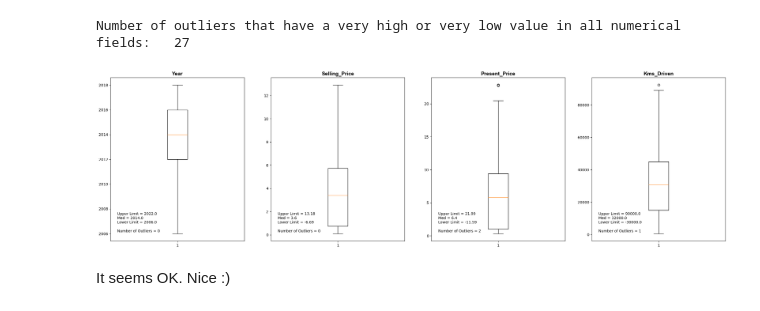
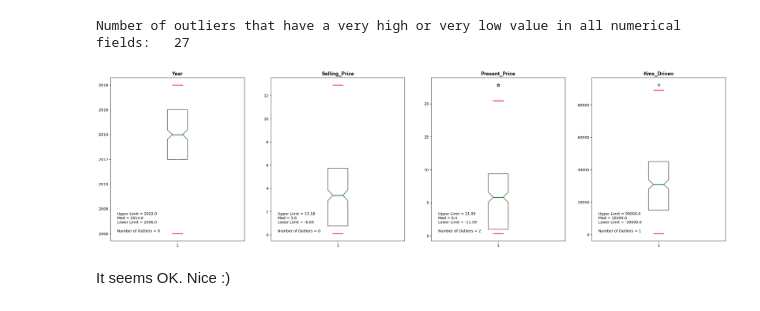
Before and after one commit to mamishere/Car-Dataset, a Jupyter notebook: Car-Dataset.ipynb, the cells around one changed output. Drawn from its saved outputs; the diff is of its cells as text; code cells hidden in the pictures.

Commit message:
Upadting Boxplots Format.

```diff
--- a/Car-Dataset.ipynb
+++ b/Car-Dataset.ipynb
@@ -457,7 +457,7 @@ j = 0
 
 for field in num_f:
 
-    sns.distplot(df[field], kde = True, bins = 20, color = "gray", hist_kws = dict(linewidth = 1, edgecolor = "k"), ax = axis[i, j])
+    sns.distplot(df[field], kde = True, bins = "auto", color = "gray", hist_kws = dict(linewidth = 1, edgecolor = "k"), ax = axis[i, j])
     axis[i, j].axvline(df[field].mean(), color = "r", ls = "--", lw = 2)
 
     axis[i, j].set_title(field, fontdict = title_font)
@@ -666,7 +666,14 @@ for field in num_f:
     outliers_df = pd.concat([df[df[field] > u], df[df[field] < l]])
     outliers_index_list += list(outliers_df.index)
 
-    axis[i].boxplot(df[field])
+    axis[i].boxplot(df[field], notch = True,
+                               patch_artist = True,
+                               boxprops = dict(facecolor = "white", color = "gray", linewidth = 2),
+                               capprops = dict(color = "red", linewidth = 2),
+                               whiskerprops = dict(color = "white"),
+                               flierprops = dict(color = "red", markeredgecolor = "black"),
+                               medianprops = dict(color = "green", linewidth = 2))
+
     axis[i].set_title(field, fontdict = title_font)
     axis[i].annotate(f"""Upper Limit = {u}\nMed = {df[field].median()}\nLower Limit = {l}\n\nNumber of Outliers = {len(outliers_df)}""",
                      xy = (0.05, 0.05), xycoords = "axes fraction", fontsize = 10, horizontalalignment = "left", verticalalignment = "bottom")
@@ -689,29 +696,36 @@ Number of outliers that have a very high or very low value in all numerical fiel
 # %%
 title_font = {"family" : "arial", "color" : "k", "weight" : "bold", "size" : 14}
 text_font = {"family" : "arial", "color" : "k", "size" : 10}
 
 figure, axis = plt.subplots(1, 4, figsize = (30, 8))
 
 for field in num_f:
 
     i = num_f.index(field)
     q1 = no_ol_df[field].quantile(q = 0.25)
     q3 = no_ol_df[field].quantile(q = 0.75)
     iqr = q3 - q1
     u = round(q3 + 1.5 * iqr, 2)
     l = round(q1 - 1.5 * iqr, 2)
 
     outliers_df = pd.concat([no_ol_df[no_ol_df[field] > u], no_ol_df[no_ol_df[field] < l]])
     outliers_index_list += list(outliers_df.index)
 
-    axis[i].boxplot(no_ol_df[field])
+    axis[i].boxplot(no_ol_df[field], notch = True,
+                               patch_artist = True,
+                               boxprops = dict(facecolor = "white", color = "gray", linewidth = 2),
+                               capprops = dict(color = "red", linewidth = 2),
+                               whiskerprops = dict(color = "white"),
+                               flierprops = dict(color = "red", markeredgecolor = "black"),
+                               medianprops = dict(color = "green", linewidth = 2))
+
     axis[i].set_title(field, fontdict = title_font)
     axis[i].annotate(f"""Upper Limit = {u}\nMed = {df[field].median()}\nLower Limit = {l}\n\nNumber of Outliers = {len(outliers_df)}""",
                      xy = (0.05, 0.05), xycoords = "axes fraction", fontsize = 10, horizontalalignment = "left", verticalalignment = "bottom")
 
 plt.show()
 # %% [output]
-[figure, old version]
+[figure, new version]
 # %% [markdown]
 It seems OK. Nice :)
 # %% [markdown]
```
Also changed, not shown: parts of 4 cells of this notebook, 3 other files.
